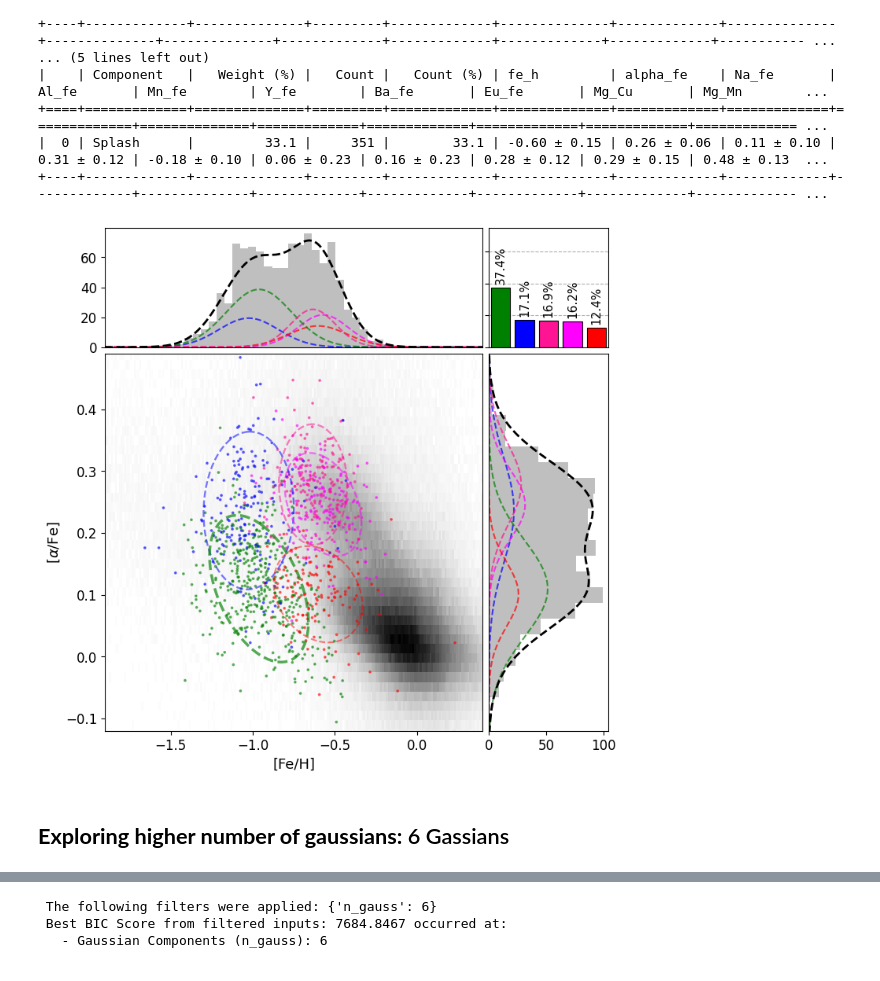
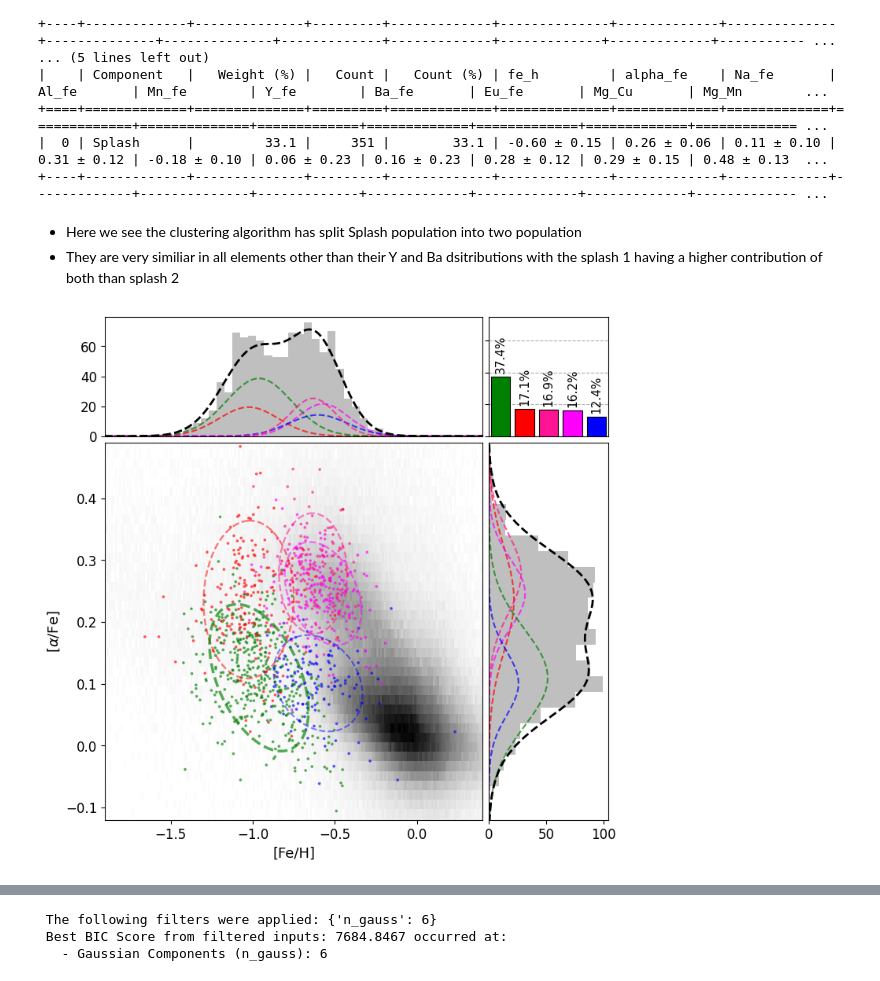
Before and after one commit to JacobTutt/Galactic_Evol_Clustering, a Jupyter notebook: 5_galah_reconstruction.ipynb, the cells around one changed output, grey strips where cells are left out. Saved outputs shown, nothing was run; the diff lists cells and outputs as text; code cells hidden in the pictures.

```diff
--- a/5_galah_reconstruction.ipynb
+++ b/5_galah_reconstruction.ipynb
@@ -191,14 +211,15 @@ Summary of GMM Components (from UMAP labels + weights)
 +====+=============+==============+=========+=============+==============+=============+=============+=============+==============+=============+=============+=============+=============+============= ...
 |  0 | Splash      |         33.1 |     351 |        33.1 | -0.60 ± 0.15 | 0.26 ± 0.06 | 0.11 ± 0.10 | 0.31 ± 0.12 | -0.18 ± 0.10 | 0.06 ± 0.23 | 0.16 ± 0.23 | 0.28 ± 0.12 | 0.29 ± 0.15 | 0.48 ± 0.13  ...
 +----+-------------+--------------+---------+-------------+--------------+-------------+-------------+-------------+--------------+-------------+-------------+-------------+-------------+------------- ...
+# %% [markdown]
+- Here we see the clustering algorithm has split Splash population into two population
+- They are very similiar in all elements other than their Y and Ba dsitributions with the splash 1 having a higher contribution of both than splash 2
 # %%
 pipeline.plot_highdim_gaussian(x_key = 'fe_h', y_key='alpha_fe',
     z_score = 1,
     full_survey_file= 'data/raw/Galah_DR3/GALAH_DR3_main_allstar_v3.fits',
-    color_palette=["blue", "magenta", "green", "red", "deeppink"],
+    color_palette=["red", "magenta", "green", "blue", "deeppink"],
     xlim = (-1.9, 0.4), ylim=(-0.12, 0.49),
 )
 # %% [output]
-[figure, old version]
+[figure, new version]
-# %% [markdown]
-## **Exploring higher number of gaussians:** 6 Gassians
```
Also changed, not shown: parts of 7 cells of this notebook, 1 other file.
